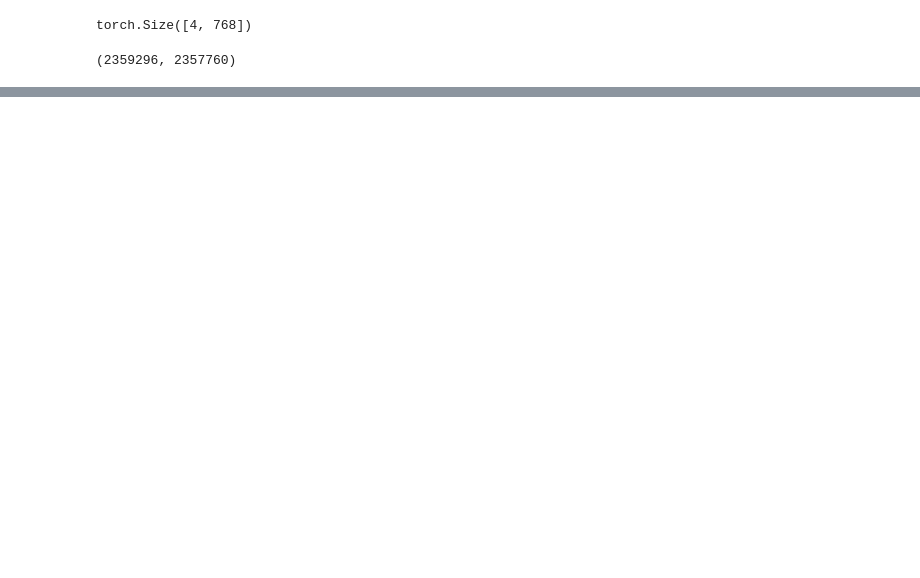
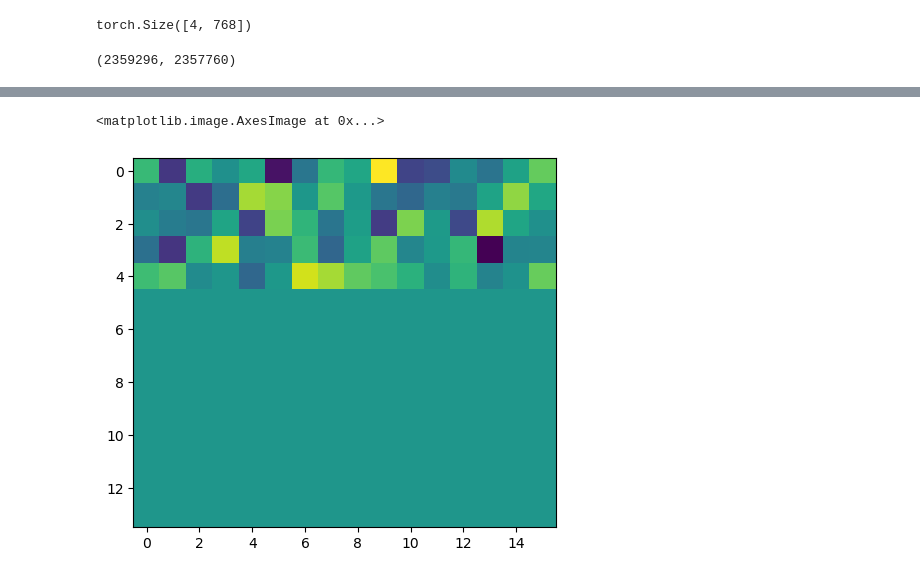
Before and after one commit to alxndrTL/modded-nanogpt, a Jupyter notebook: test_tokenformer.ipynb, the cells around one changed output, grey strips where cells are left out. Saved outputs shown, nothing was run; the diff lists cells and outputs as text; code cells hidden in the pictures; blank space fills up the shorter version.

```diff
--- a/test_tokenformer.ipynb
+++ b/test_tokenformer.ipynb
@@ -43,0 +116,5 @@ d1*d2, sum(p.numel() for p in pattention.parameters())
+# %%
+plt.imshow(model2.fc_2.k.data)
+# %% [output]
+<matplotlib.image.AxesImage at 0x...>
+[figure, added]
```
Also changed, not shown: parts of 9 cells of this notebook, 2 other files.
